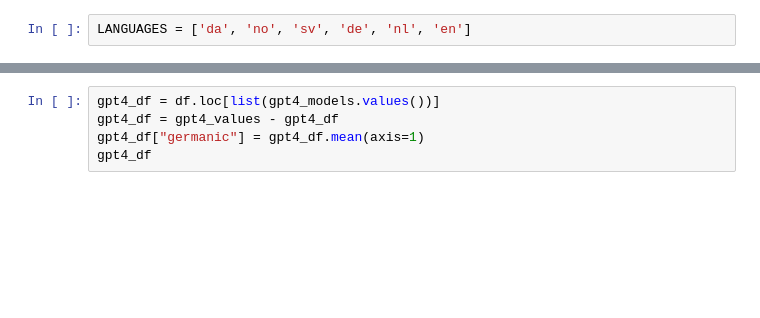
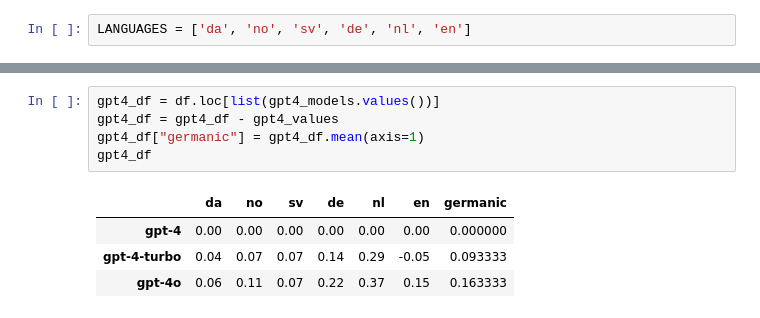
Before and after one commit to ScandEval/scandeval.github.io, a Jupyter notebook: python/gpt4-drop-plot.ipynb, the cells around one changed output, grey strips where cells are left out. Cells and saved outputs as stored; diff of their text form; blank space fills up the shorter version.

```diff
--- a/python/gpt4-drop-plot.ipynb
+++ b/python/gpt4-drop-plot.ipynb
@@ -51,8 +68,13 @@ gpt4_values
 # %%
 gpt4_df = df.loc[list(gpt4_models.values())]
-gpt4_df = gpt4_values - gpt4_df
+gpt4_df = gpt4_df - gpt4_values
 gpt4_df["germanic"] = gpt4_df.mean(axis=1)
 gpt4_df
+# %% [output]
+|  | da | no | sv | de | nl | en | germanic |
+| gpt-4 | 0.00 | 0.00 | 0.00 | 0.00 | 0.00 | 0.00 | 0.000000 |
+| gpt-4-turbo | 0.04 | 0.07 | 0.07 | 0.14 | 0.29 | -0.05 | 0.093333 |
+| gpt-4o | 0.06 | 0.11 | 0.07 | 0.22 | 0.37 | 0.15 | 0.163333 |
 # %%
 plt.figure(figsize=(5,4))
 
```
Also changed, not shown: parts of 6 cells of this notebook, 2 other files.
